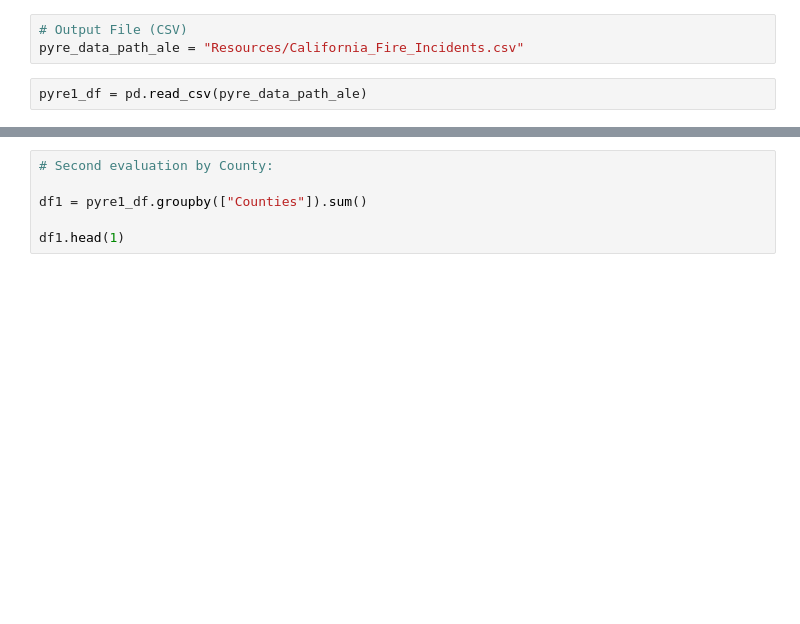
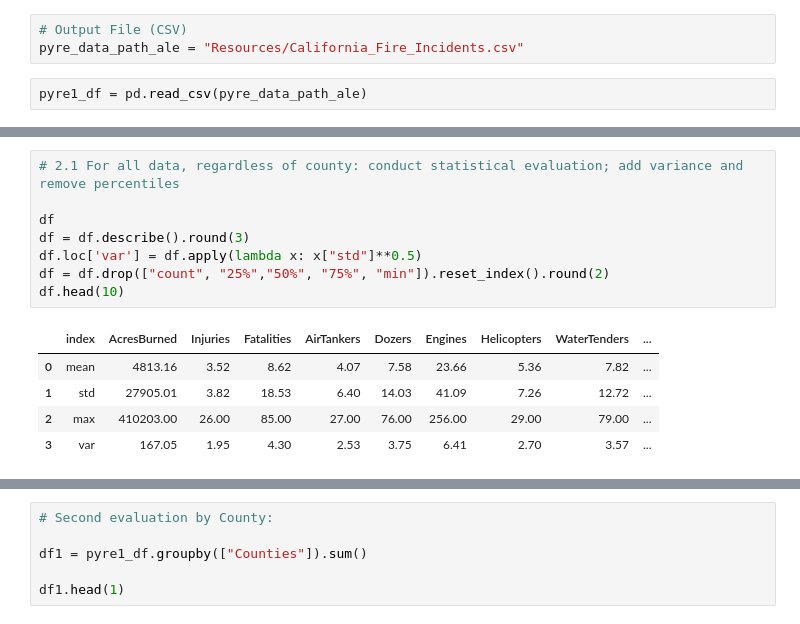
Before and after one commit to jump8621/data-project-I, a Jupyter notebook: alessandro_pyre.ipynb, the cells around one changed output, grey strips where cells are left out. Drawn from its saved outputs; the diff is of its cells as text; blank space fills up the shorter version.

```diff
--- a/alessandro_pyre.ipynb
+++ b/alessandro_pyre.ipynb
@@ -75,0 +79,14 @@ df.head(1)
+# %%
+# 2.1 For all data, regardless of county: conduct statistical evaluation; add variance and remove percentiles
+
+df
+df = df.describe().round(3)
+df.loc['var'] = df.apply(lambda x: x["std"]**0.5)
+df = df.drop(["count", "25%","50%", "75%", "min"]).reset_index().round(2)
+df.head(10)
+# %% [output]
+|  | index | AcresBurned | Injuries | Fatalities | AirTankers | Dozers | Engines | Helicopters | WaterTenders | ... |
+| 0 | mean | 4813.16 | 3.52 | 8.62 | 4.07 | 7.58 | 23.66 | 5.36 | 7.82 | ... |
+| 1 | std | 27905.01 | 3.82 | 18.53 | 6.40 | 14.03 | 41.09 | 7.26 | 12.72 | ... |
+| 2 | max | 410203.00 | 26.00 | 85.00 | 27.00 | 76.00 | 256.00 | 29.00 | 79.00 | ... |
+| 3 | var | 167.05 | 1.95 | 4.30 | 2.53 | 3.75 | 6.41 | 2.70 | 3.57 | ... |
```
Also changed, not shown: parts of 23 cells of this notebook.
